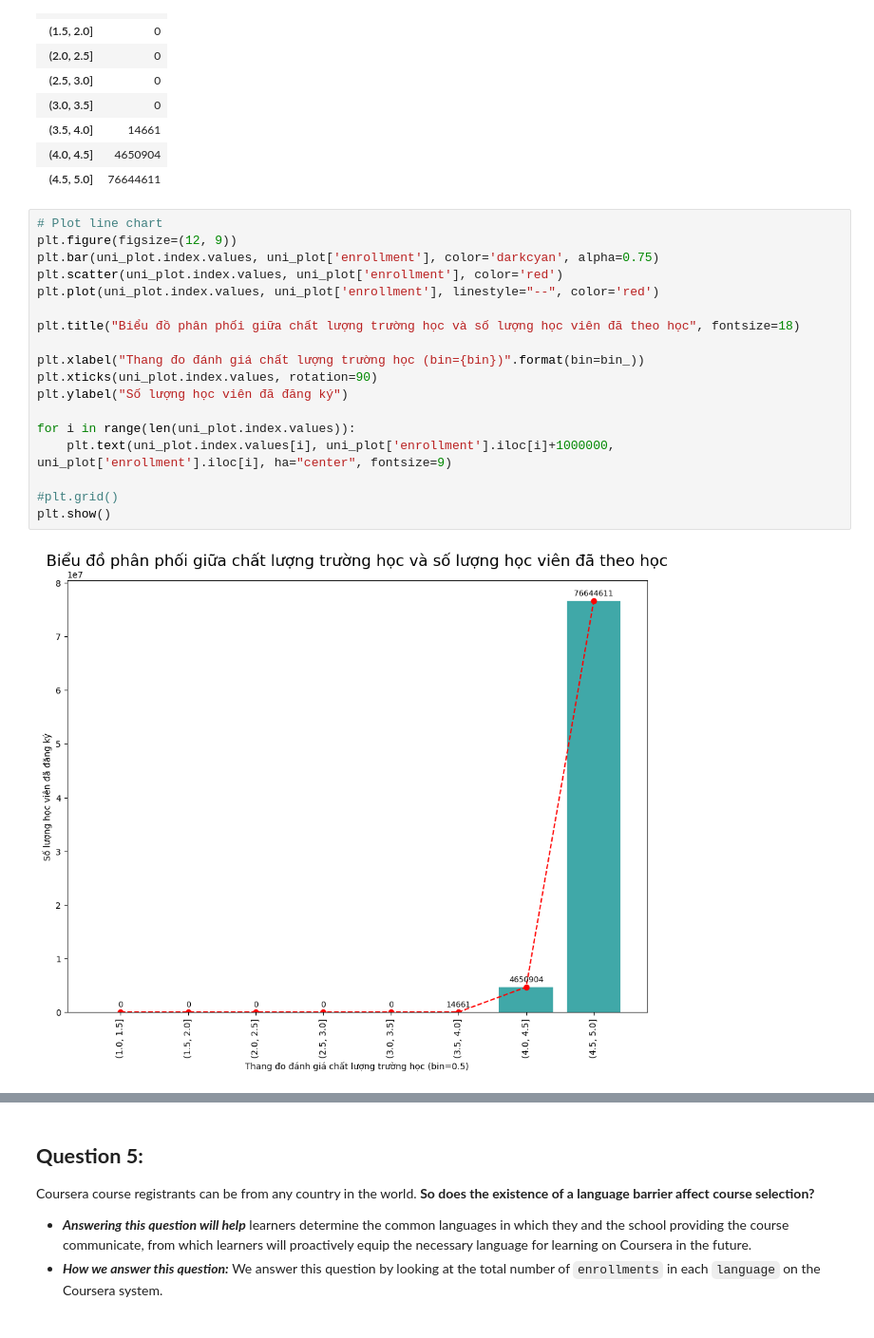
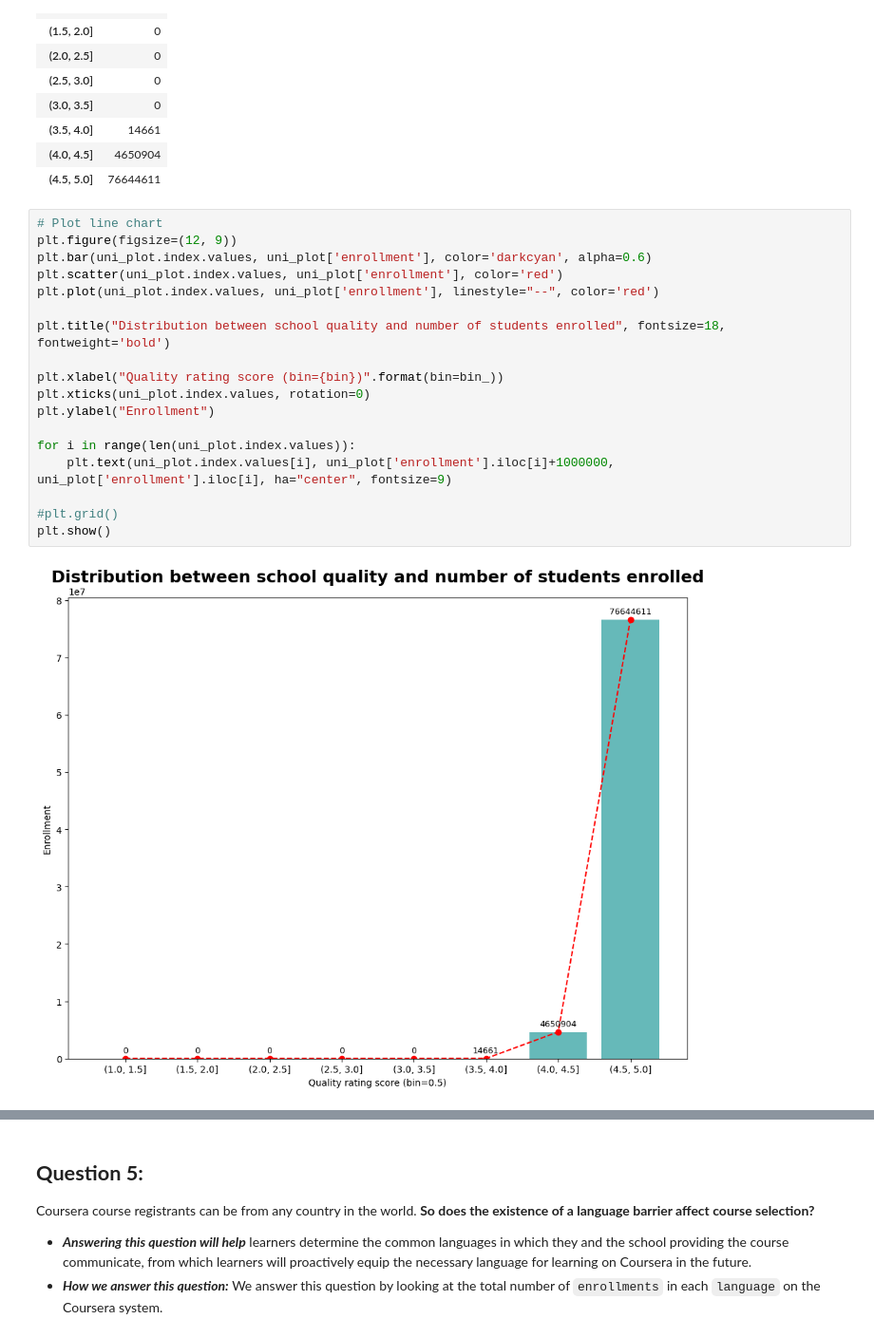
Before and after one commit to dagngyen/hcmus_23-24_coursesra-courses-analysis, a Jupyter notebook: Phase 1: Collecting, exploring and analyzing/1.3-Making-questions-4-6.ipynb, the cells around one changed output, grey strips where cells are left out. Shown at 95% size. Saved outputs shown, nothing was run; the diff lists cells and outputs as text.

```diff
--- a/Phase 1: Collecting, exploring and analyzing/1.3-Making-questions-4-6.ipynb
+++ b/Phase 1: Collecting, exploring and analyzing/1.3-Making-questions-4-6.ipynb
@@ -87,23 +87,23 @@ uni_plot
 # %%
 # Plot line chart
 plt.figure(figsize=(12, 9))
-plt.bar(uni_plot.index.values, uni_plot['enrollment'], color='darkcyan', alpha=0.75)
+plt.bar(uni_plot.index.values, uni_plot['enrollment'], color='darkcyan', alpha=0.6)
 plt.scatter(uni_plot.index.values, uni_plot['enrollment'], color='red')
 plt.plot(uni_plot.index.values, uni_plot['enrollment'], linestyle="--", color='red')
 
-plt.title("Biểu đồ phân phối giữa chất lượng trường học và số lượng học viên đã theo học", fontsize=18)
+plt.title("Distribution between school quality and number of students enrolled", fontsize=18, fontweight='bold')
 
-plt.xlabel("Thang đo đánh giá chất lượng trường học (bin={bin})".format(bin=bin_))
-plt.xticks(uni_plot.index.values, rotation=90)
-plt.ylabel("Số lượng học viên đã đăng ký")
+plt.xlabel("Quality rating score (bin={bin})".format(bin=bin_))
+plt.xticks(uni_plot.index.values, rotation=0)
+plt.ylabel("Enrollment")
 
 for i in range(len(uni_plot.index.values)):
     plt.text(uni_plot.index.values[i], uni_plot['enrollment'].iloc[i]+1000000, uni_plot['enrollment'].iloc[i], ha="center", fontsize=9)
 
 #plt.grid()
 plt.show()
 # %% [output]
-[figure, old version]
+[figure, new version]
 # %% [markdown]
 **_Đánh giá chung:_**
 - Trường học có trung bình các đánh giá khóa học càng cao thì tỷ lệ học viên sẽ lựa chọn khóa học được cung cấp bởi trường học đó càng lớn.
```
Also changed, not shown: parts of 4 cells of this notebook.
